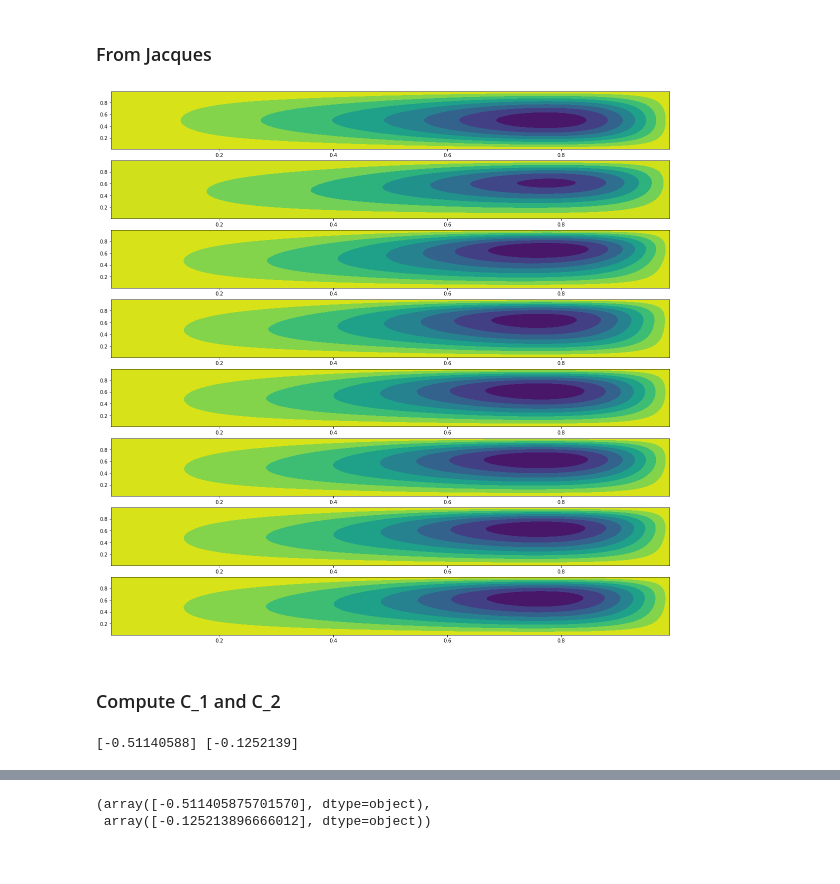
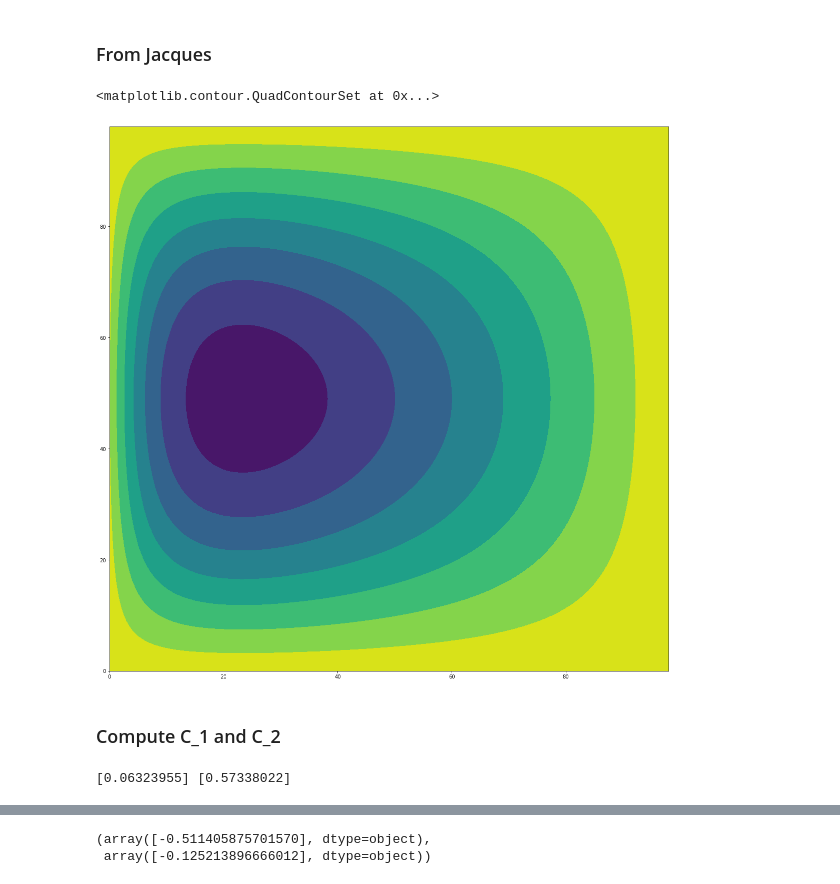
Before and after one commit to freya-gor/oceanic_circ, a Jupyter notebook: math project testing.ipynb, the cells around one changed output, grey strips where cells are left out. Saved outputs shown, nothing was run; the diff lists cells and outputs as text; code cells hidden in the pictures.

```diff
--- a/math project testing.ipynb
+++ b/math project testing.ipynb
@@ -51,50 +51,55 @@ f = 0.005*np.sin(pi*y)
 f_long = np.reshape(f,(N-1)**2)
 
 niter=8
-fig, ax = plt.subplots(niter, figsize = (20, 20))
+fig, ax = plt.subplots(1, figsize = (20, 20))
 
-psi_long = np.zeros((N-1)**2)
-for i in range(niter):
-    q_long = lap.dot(psi_long)
-    q_long_x = ddx.dot(q_long)
-    q_long_y = ddy.dot(q_long)
-    psi_long_x = ddx.dot(psi_long)
-    psi_long_y = ddy.dot(psi_long)
-    rhs_long = f_long - (psi_long_x*q_long_y - psi_long_y*q_long_x)
+psi_long = spsolve(A,f_long)
+psi = np.reshape(psi_long,(N-1,N-1))
+plt.contourf(psi)
 
 
-    #psi_long = spsolve(A,rhs_long)
-    psi_long = spsolve(B,rhs_long)
+# for i in range(niter):
+#     q_long = lap.dot(psi_long)
+#     q_long_x = ddx.dot(q_long)
+#     q_long_y = ddy.dot(q_long)
+#     psi_long_x = ddx.dot(psi_long)
+#     psi_long_y = ddy.dot(psi_long)
+#     rhs_long = f_long - (psi_long_x*q_long_y - psi_long_y*q_long_x)
 
-    psi = np.reshape(psi_long,(N-1,N-1))
-    ax[i].contourf(x,y,psi)
+
+#     #psi_long = spsolve(A,rhs_long)
+#     psi_long = spsolve(B,rhs_long)
+
+#     psi = np.reshape(psi_long,(N-1,N-1))
+#     ax[i].contourf(x,y,psi)
 
 
 
 
 # psi = np.sin(5*pi*x)*np.sin(3*pi*y)
 
 
 # psi_long = np.reshape(psi,((N-1)**2,1))
 
 # #q_long = lap.dot(psi_long)
 # q_long = ddy.dot(psi_long)
 
 # q = np.reshape(q_long,(N-1,N-1))
 
 # fig, ax = plt.subplots(2)
 
 # ax[0].contourf(x,y,psi)
 # ax[1].contourf(x,y,q)
 
 #print(np.max(q)/pi)
 
 #print(lap.toarray())
 #vals, vecs = eigs(lap,k=(N-1)**2)
 #print(vals)
 #print(vecs)
 # %% [output]
+<matplotlib.contour.QuadContourSet at 0x...>
-[figure, old version]
+[figure, new version]
 # %% [markdown]
 ### Compute C_1 and C_2
 # %%
@@ -106,7 +111,7 @@ def C_constant(A, epsilon, root1, root2):
         Compute C_1, C_2 given A, epsilon and roots for the characteristic equation
     '''
     M = np.array([[1, 1],
-                  [root1, root2]])
+                  [np.exp(root1), np.exp(root2)]])
     M_A = np.full((2, 1), A/(epsilon * np.pi**2))
 
     C = np.linalg.inv(M) @ M_A
@@ -114,7 +119,7 @@ def C_constant(A, epsilon, root1, root2):
     return C[0], C[1]
 
 epsilon = 0.5
-A = -np.pi
+A = np.pi
 root1 = (-1 + np.sqrt(1 + 4 * (np.pi**2) * (epsilon**2)))/(2 * epsilon)
 root2 = (-1 - np.sqrt(1 + 4 * (np.pi**2) * (epsilon**2)))/(2 * epsilon)
 
@@ -122,7 +127,7 @@ C_1, C_2 = C_constant(A, epsilon, root1, root2)
 
 print(C_1, C_2)
 # %% [output]
-[-0.51140588] [-0.1252139]
+[0.06323955] [0.57338022]
 # %%
 epsilons = [1, 0.5, 0.1, 0.001]
 
```
Also changed, not shown: parts of 1 cell of this notebook.
